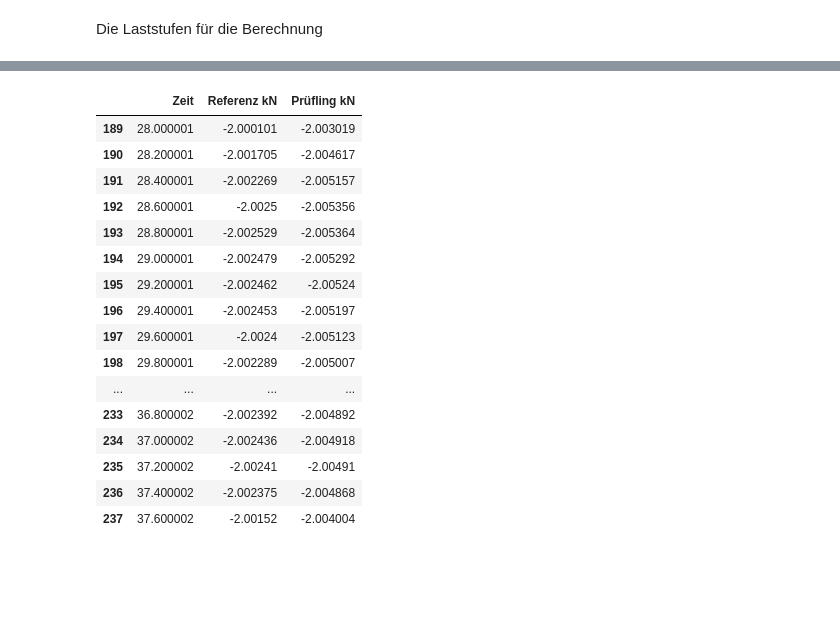
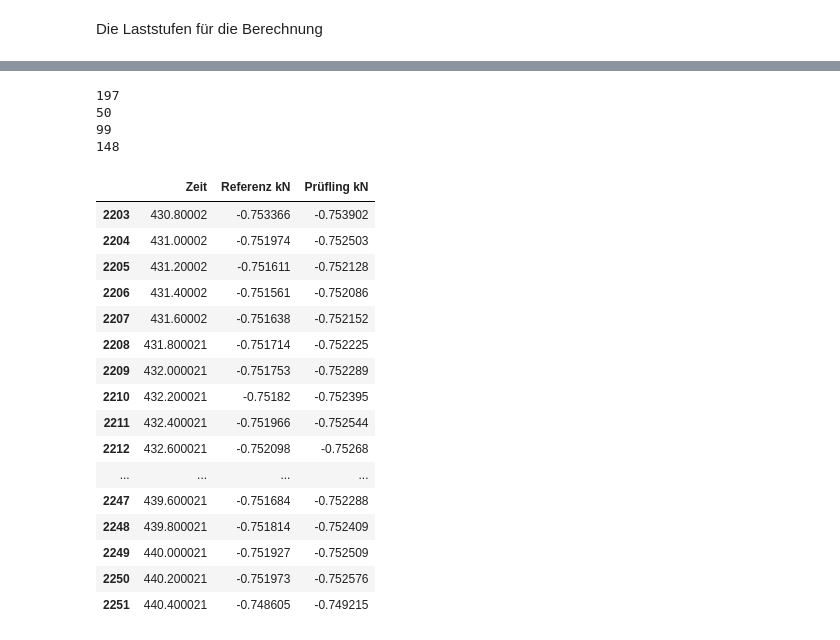
Before and after one commit to SandroVilliger/kalibrierung, a Jupyter notebook: Kalibrierung_Kraftsensoren_2.ipynb, the cells around one changed output, grey strips where cells are left out. Cells and saved outputs as stored; diff of their text form; code cells hidden in the pictures; blank space fills up the shorter version.

```diff
--- a/Kalibrierung_Kraftsensoren_2.ipynb
+++ b/Kalibrierung_Kraftsensoren_2.ipynb
@@ -95 +121,11 @@ array([ 48,  98, 147], dtype=int64)
+# %%
+print(len(Werte_F))
+print(res[0] + 1)
+print(res[1] + 1)
+print(res[2] + 1)
+# %% [output]
+197
+50
+99
+148
 # %%
@@ -97,23 +133,23 @@ X_max_1 = Werte_F[:res[0] + 1]
 X_max_2 = Werte_F[res[0] + 1:res[1] + 1]
 X_max_3 = Werte_F[res[1] + 1:res[2] + 1]
 X_max_4 = Werte_F[res[2] + 1:]
-# %%
-X_max_1
-# %% [output]
-|  | Zeit | Referenz kN | Prüfling kN |
-| 189 | 28.000001 | -2.000101 | -2.003019 |
-| 190 | 28.200001 | -2.001705 | -2.004617 |
-| 191 | 28.400001 | -2.002269 | -2.005157 |
-| 192 | 28.600001 | -2.0025 | -2.005356 |
-| 193 | 28.800001 | -2.002529 | -2.005364 |
-| 194 | 29.000001 | -2.002479 | -2.005292 |
-| 195 | 29.200001 | -2.002462 | -2.00524 |
-| 196 | 29.400001 | -2.002453 | -2.005197 |
-| 197 | 29.600001 | -2.0024 | -2.005123 |
-| 198 | 29.800001 | -2.002289 | -2.005007 |
-| ... | ... | ... | ... |
-| 233 | 36.800002 | -2.002392 | -2.004892 |
-| 234 | 37.000002 | -2.002436 | -2.004918 |
-| 235 | 37.200002 | -2.00241 | -2.00491 |
-| 236 | 37.400002 | -2.002375 | -2.004868 |
-| 237 | 37.600002 | -2.00152 | -2.004004 |
+# %%
+X_max_4
+# %% [output]
+|  | Zeit | Referenz kN | Prüfling kN |
+| 2203 | 430.80002 | -0.753366 | -0.753902 |
+| 2204 | 431.00002 | -0.751974 | -0.752503 |
+| 2205 | 431.20002 | -0.751611 | -0.752128 |
+| 2206 | 431.40002 | -0.751561 | -0.752086 |
+| 2207 | 431.60002 | -0.751638 | -0.752152 |
+| 2208 | 431.800021 | -0.751714 | -0.752225 |
+| 2209 | 432.000021 | -0.751753 | -0.752289 |
+| 2210 | 432.200021 | -0.75182 | -0.752395 |
+| 2211 | 432.400021 | -0.751966 | -0.752544 |
+| 2212 | 432.600021 | -0.752098 | -0.75268 |
+| ... | ... | ... | ... |
+| 2247 | 439.600021 | -0.751684 | -0.752288 |
+| 2248 | 439.800021 | -0.751814 | -0.752409 |
+| 2249 | 440.000021 | -0.751927 | -0.752509 |
+| 2250 | 440.200021 | -0.751973 | -0.752576 |
+| 2251 | 440.400021 | -0.748605 | -0.749215 |
```
Also changed, not shown: parts of 11 cells of this notebook, 2 other files.
